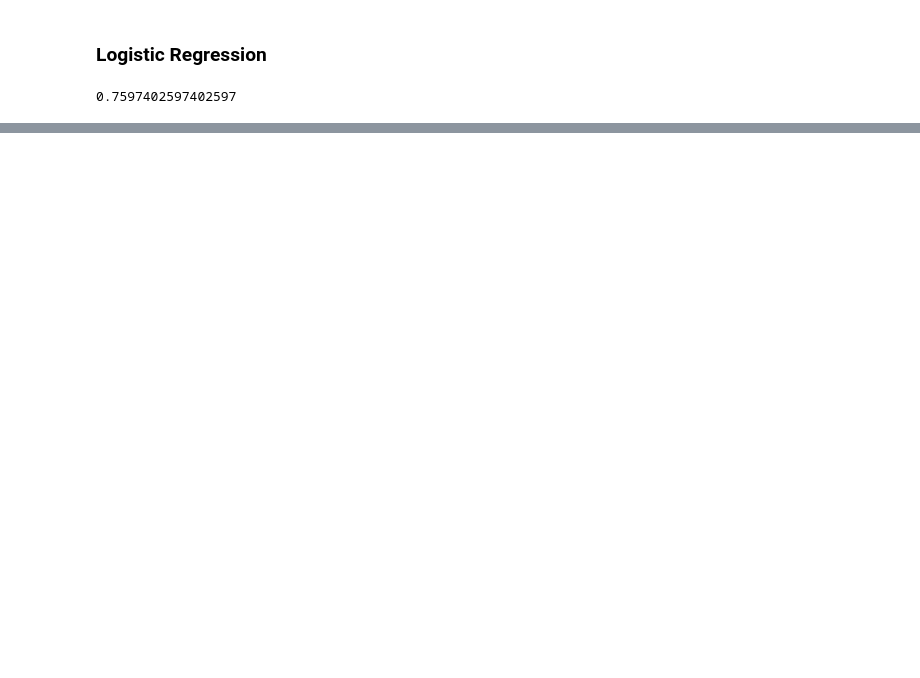
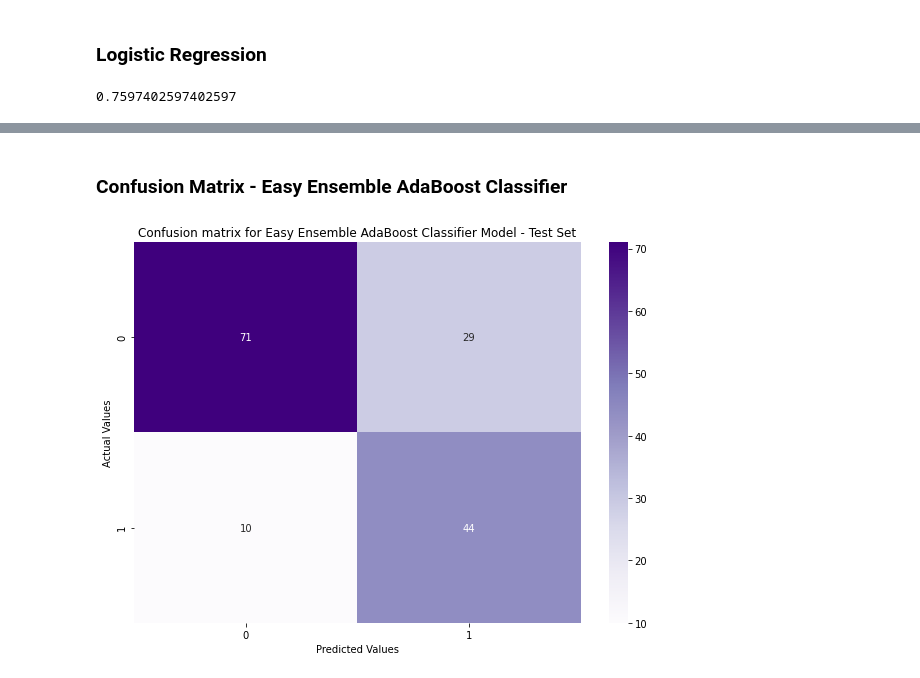
Before and after one commit to salojkg/FireCracker-FinalProject, a Jupyter notebook: machine_learning.ipynb, the cells around one changed output, grey strips where cells are left out. Cells and saved outputs as stored; diff of their text form; code cells hidden in the pictures; blank space fills up the shorter version.

```diff
--- a/machine_learning.ipynb
+++ b/machine_learning.ipynb
@@ -158,0 +171,13 @@ Great! You don't have diabetes.
+# %% [markdown]
+### Confusion Matrix - Easy Ensemble AdaBoost Classifier
+# %%
+ecc_cm = confusion_matrix(y_test, ecc_test_predictions)
+# %%
+plt.figure(figsize=(10,7))
+p = sns.heatmap(ecc_cm, annot=True, cmap="Purples", fmt='g')
+plt.title('Confusion matrix for Easy Ensemble AdaBoost Classifier Model - Test Set')
+plt.xlabel('Predicted Values')
+plt.ylabel('Actual Values')
+plt.show()
+# %% [output]
+[figure, added]
```
Also changed, not shown: parts of 30 cells of this notebook.
